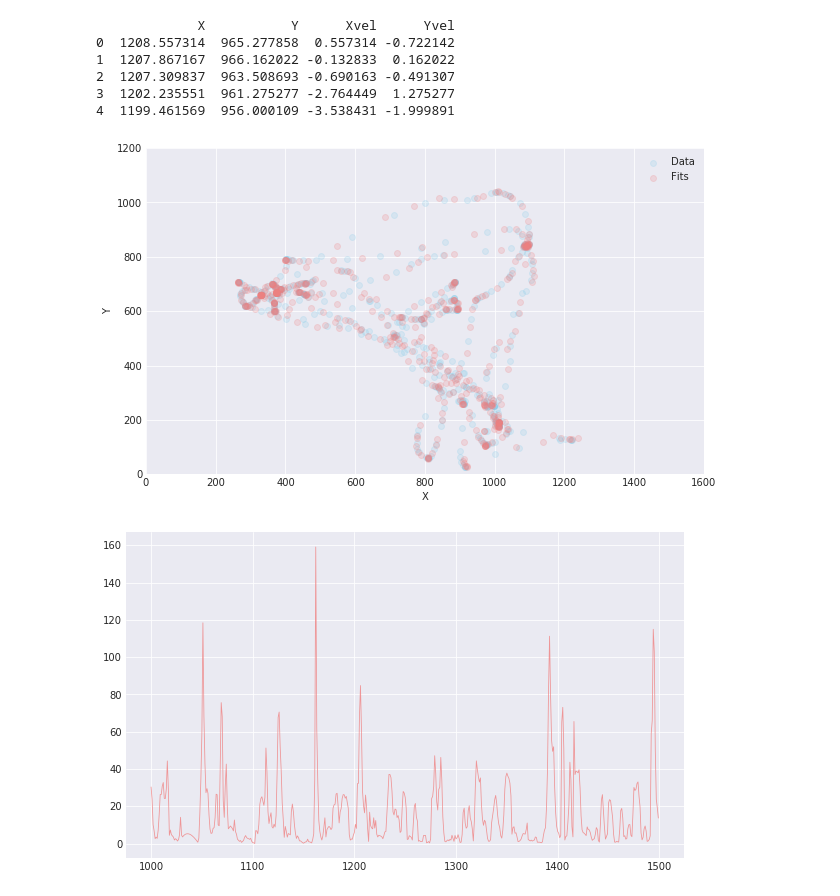
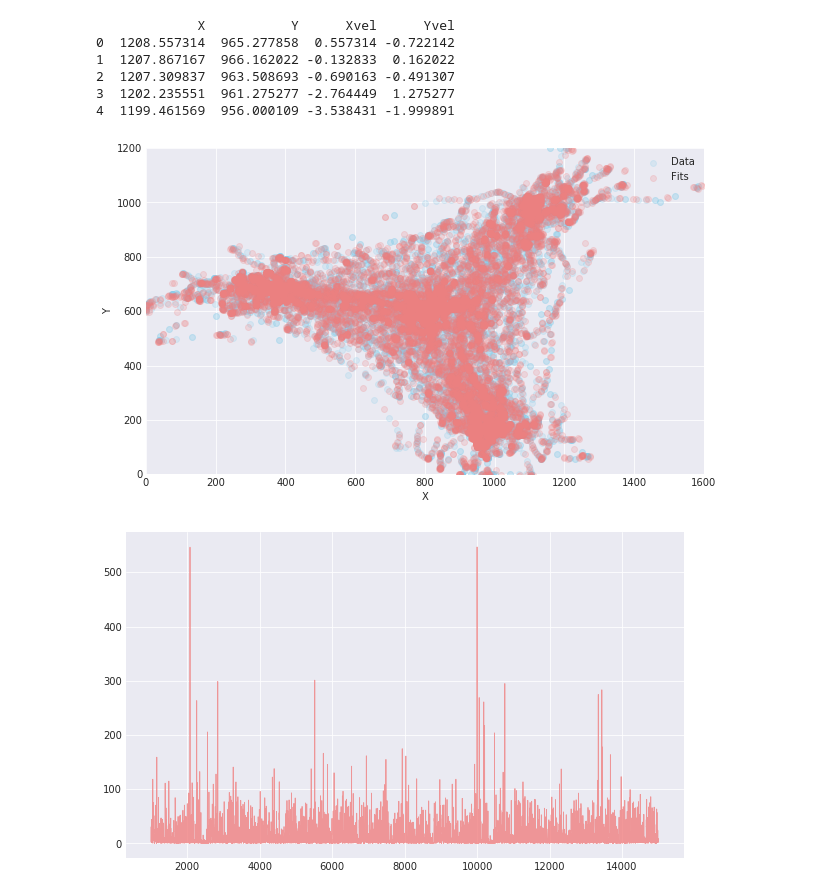
Before and after one commit to knkumar/sequence-prediction, a Jupyter notebook: Plot Kalman Model-Seaborn.ipynb, the cells around one changed output. Cells and saved outputs as stored; diff of their text form; code cells hidden in the pictures.

```diff
--- a/Plot Kalman Model-Seaborn.ipynb
+++ b/Plot Kalman Model-Seaborn.ipynb
@@ -7,32 +7,32 @@ import matplotlib.pyplot as plt
 # %%
 fname = "~/projects/Kalman/data/S10_05_19_2017_train_mouse_subjects._block213"
 data = pd.read_csv(fname+'dataToFit_train.csv', names=['X','Y','Xvel','Yvel'])
 fit = pd.read_csv(fname+'fitsFromModel_train.csv', names=['X','Y','Xvel','Yvel'])
 print(fit.head())
-idx = [x for x in range(1000,1500)]
+idx = [x for x in range(1000,15000)]
 x1 = data.iloc[idx,0:2]
 x1_fit = fit.iloc[idx,0:2]
 y1 = data.iloc[idx,1]
 y1_fit = fit.iloc[idx,1]
 
 fig = plt.figure(figsize=(10,6))
 sns.set_style("darkgrid")
 
 sns.regplot('X','Y',data=x1, color="skyblue", fit_reg=False, scatter_kws={'alpha':0.2} ,label="Data")
 reg_plot = sns.regplot('X','Y',data=x1_fit, color="lightcoral", fit_reg=False, scatter_kws={'alpha':0.2}, label="Fits")
 reg_plot.set(xlim=(0,1600))
 reg_plot.set(ylim=(0,1200))
 plt.legend(['Data','Fits'], ncol=1, loc='upper right');
 #fig.legend(labels=['Data','Fits'])
 plt.show()
 # %% [output]
              X           Y      Xvel      Yvel
 0  1208.557314  965.277858  0.557314 -0.722142
 1  1207.867167  966.162022 -0.132833  0.162022
 2  1207.309837  963.508693 -0.690163 -0.491307
 3  1202.235551  961.275277 -2.764449  1.275277
 4  1199.461569  956.000109 -3.538431 -1.999891
-[figure, old version]
+[figure, new version]
 # %%
 diff_fit = (x1_fit-x1)**2
 sse = diff_fit.iloc[:,0]+diff_fit.iloc[:,1]
@@ -43,7 +43,7 @@ sns.set_style("darkgrid")
 plt.plot(idx,np.sqrt(sse), color='lightcoral', alpha=0.8, linewidth=0.8)
 plt.show()
 # %% [output]
-[figure, old version]
+[figure, new version]
 # %%
 evidence = pd.read_csv(fname+'evidenceFromModel_train.csv')
 
```
Also changed, not shown: parts of 1 cell of this notebook, 1 other file.
